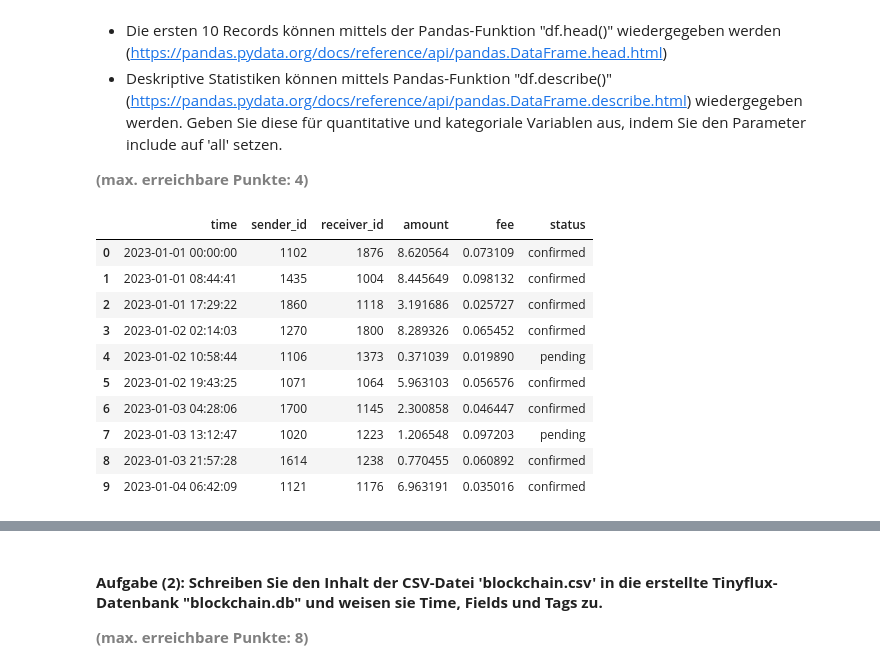
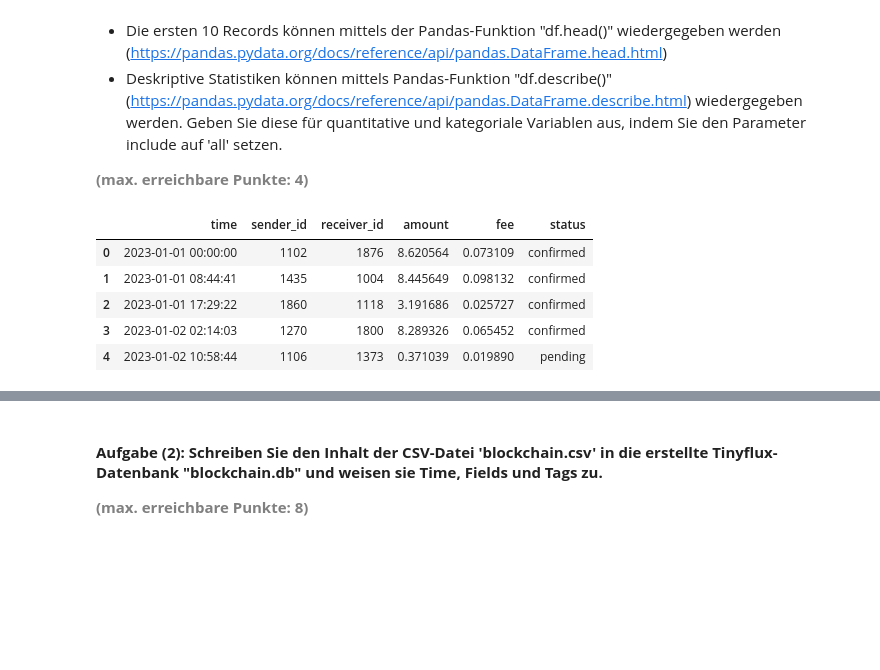
Before and after one commit to pfrei2/tinyflux, a Jupyter notebook: ALTE LÖSUNGEN/AP02_Mgmt_Nutzung_Temporale_Daten.ipynb, the cells around one changed output, grey strips where cells are left out. Drawn from its saved outputs; the diff is of its cells as text; code cells hidden in the pictures; blank space fills up the shorter version.

```diff
--- a/ALTE LÖSUNGEN/AP02_Mgmt_Nutzung_Temporale_Daten.ipynb
+++ b/ALTE LÖSUNGEN/AP02_Mgmt_Nutzung_Temporale_Daten.ipynb
@@ -149,15 +149,10 @@ df['time'] = pd.to_datetime(df['time'], format='mixed')
 # %%
 # Erste 10 Records des Dataframes anzeigen
-df.head(10)
+df.head()
 # %% [output]
 |  | time | sender_id | receiver_id | amount | fee | status |
 | 0 | 2023-01-01 00:00:00 | 1102 | 1876 | 8.620564 | 0.073109 | confirmed |
 | 1 | 2023-01-01 08:44:41 | 1435 | 1004 | 8.445649 | 0.098132 | confirmed |
 | 2 | 2023-01-01 17:29:22 | 1860 | 1118 | 3.191686 | 0.025727 | confirmed |
 | 3 | 2023-01-02 02:14:03 | 1270 | 1800 | 8.289326 | 0.065452 | confirmed |
 | 4 | 2023-01-02 10:58:44 | 1106 | 1373 | 0.371039 | 0.019890 | pending |
-| 5 | 2023-01-02 19:43:25 | 1071 | 1064 | 5.963103 | 0.056576 | confirmed |
-| 6 | 2023-01-03 04:28:06 | 1700 | 1145 | 2.300858 | 0.046447 | confirmed |
-| 7 | 2023-01-03 13:12:47 | 1020 | 1223 | 1.206548 | 0.097203 | pending |
-| 8 | 2023-01-03 21:57:28 | 1614 | 1238 | 0.770455 | 0.060892 | confirmed |
-| 9 | 2023-01-04 06:42:09 | 1121 | 1176 | 6.963191 | 0.035016 | confirmed |
```
Also changed, not shown: parts of 12 cells of this notebook, 14 other files.
